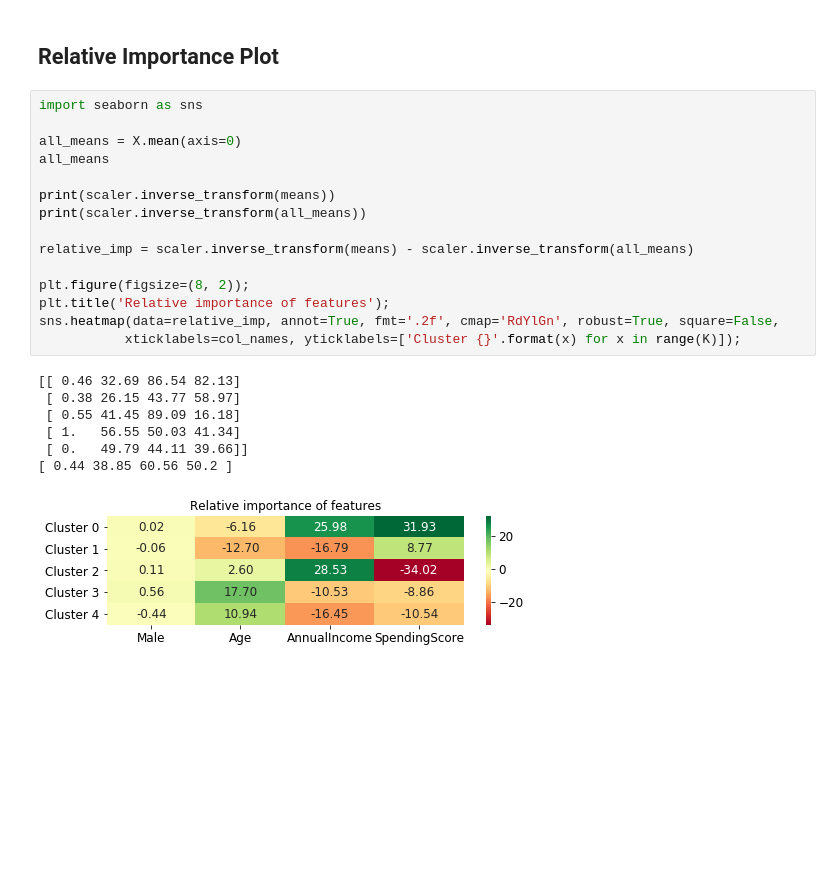
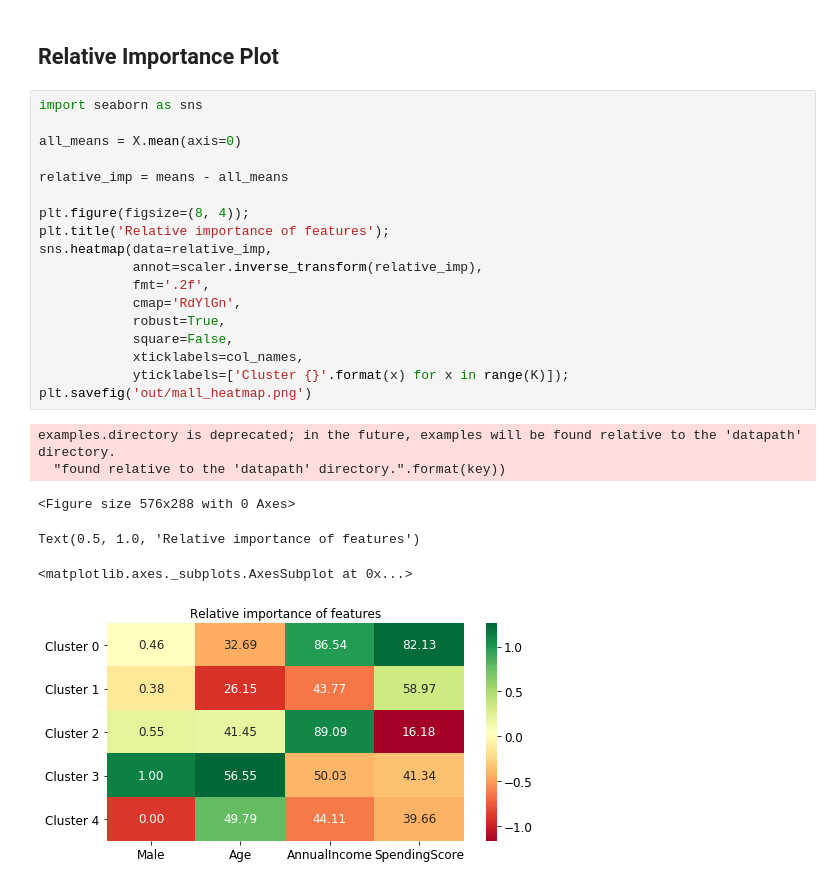
Before and after one commit to stepthom/sandbox, a Jupyter notebook: slides_clustering_interpret.ipynb, the cells around one changed output. Saved outputs shown, nothing was run; the diff lists cells and outputs as text; blank space fills up the shorter version.

```diff
--- a/slides_clustering_interpret.ipynb
+++ b/slides_clustering_interpret.ipynb
@@ -248,23 +298,25 @@ array([ 1., 40., 87., 13.])
 # %%
 import seaborn as sns
 
 all_means = X.mean(axis=0)
-all_means
 
-print(scaler.inverse_transform(means))
-print(scaler.inverse_transform(all_means))
+relative_imp = means - all_means
 
-relative_imp = scaler.inverse_transform(means) - scaler.inverse_transform(all_means)
-
-plt.figure(figsize=(8, 2));
+plt.figure(figsize=(8, 4));
 plt.title('Relative importance of features');
-sns.heatmap(data=relative_imp, annot=True, fmt='.2f', cmap='RdYlGn', robust=True, square=False,
-           xticklabels=col_names, yticklabels=['Cluster {}'.format(x) for x in range(K)]);
+sns.heatmap(data=relative_imp,
+            annot=scaler.inverse_transform(relative_imp),
+            fmt='.2f',
+            cmap='RdYlGn',
+            robust=True,
+            square=False,
+            xticklabels=col_names,
+            yticklabels=['Cluster {}'.format(x) for x in range(K)]);
+plt.savefig('out/mall_heatmap.png')
 # %% [output]
-[[ 0.46 32.69 86.54 82.13]
- [ 0.38 26.15 43.77 58.97]
- [ 0.55 41.45 89.09 16.18]
- [ 1.   56.55 50.03 41.34]
- [ 0.   49.79 44.11 39.66]]
-[ 0.44 38.85 60.56 50.2 ]
+examples.directory is deprecated; in the future, examples will be found relative to the 'datapath' directory.
+  "found relative to the 'datapath' directory.".format(key))
+<Figure size 576x288 with 0 Axes>
+Text(0.5, 1.0, 'Relative importance of features')
+<matplotlib.axes._subplots.AxesSubplot at 0x...>
-[figure, old version]
+[figure, new version]
```
Also changed, not shown: parts of 9 cells of this notebook.
